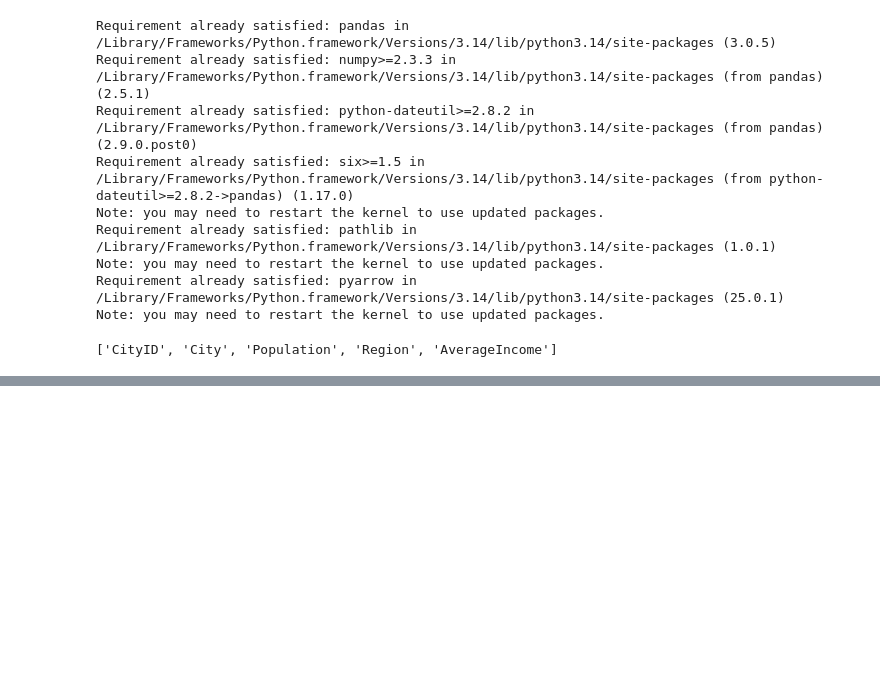
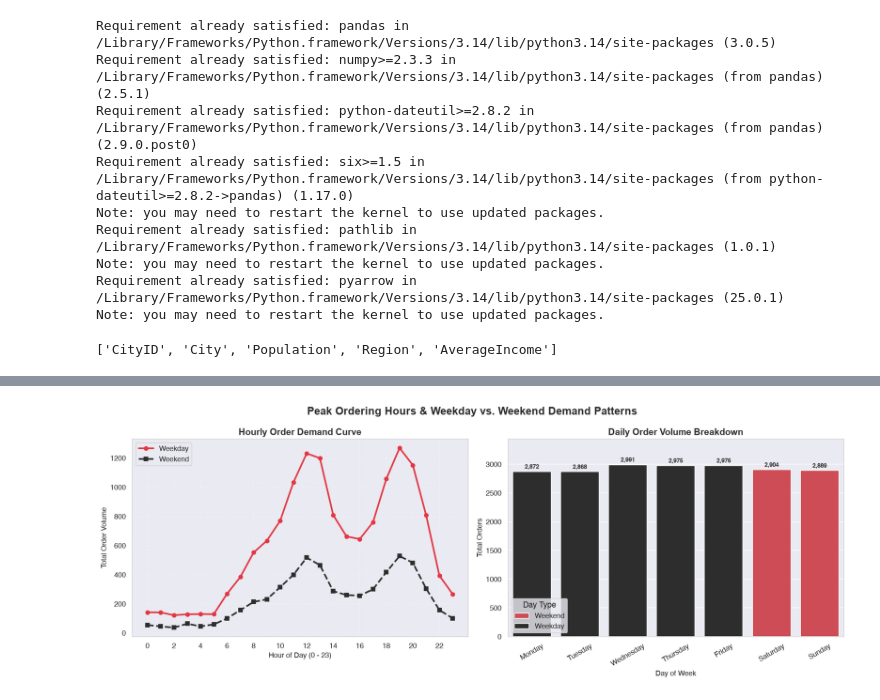
Before and after one commit to priyankavasavada/Zomato_Business_Intelligence_Project, a Jupyter notebook: notebooks/02_eda.ipynb, the cells around one changed output, grey strips where cells are left out. Drawn from its saved outputs; the diff is of its cells as text; code cells hidden in the pictures; blank space fills up the shorter version.

Commit message:
feat(eda): complete Q1-Q3 EDA analysis with outlier capping and styled Matplotlib/Seaborn plots

```diff
--- a/notebooks/02_eda.ipynb
+++ b/notebooks/02_eda.ipynb
@@ -70,0 +131,13 @@ NEUTRAL_GREY = "#E0E0E0"
+# %%
+# Standardize Datetime Types
+orders["OrderDate"] = pd.to_datetime(orders["OrderDate"], errors="coerce")
+orders["OrderTime"] = pd.to_datetime(
+    orders["OrderTime"], format="%H:%M:%S", errors="coerce"
+)
+# %%
+#Extracting time & date features from the 'order_time' and 'order_date' column in the orders dataset
+orders['Hour'] = orders['OrderTime'].dt.hour
+orders['DayOfWeek'] = orders['OrderDate'].dt.day_name()
+orders['IsWeekend'] = orders['DayOfWeek'].isin(['Saturday', 'Sunday'])
+orders['DayType'] = np.where(orders['IsWeekend'], 'Weekend', 'Weekday')
+orders['Month'] = orders['OrderDate'].dt.month
@@ -167,0 +439,80 @@ if "City" in cust_merged.columns:
+# %%
+fig, axes = plt.subplots(1, 2, figsize=(16, 6))
+fig.suptitle(
+    'Peak Ordering Hours & Weekday vs. Weekend Demand Patterns',
+    fontsize=16,
+    fontname='Arial',
+    fontweight='bold',
+    color=CHARCOAL,
+)
+axes[0].plot(
+    hourly_pivot.index,
+    hourly_pivot['Weekday'],
+    marker='o',
+    color=ZOMATO_RED,
+    linewidth=2.5,
+    label='Weekday',
+)
+axes[0].plot(
+    hourly_pivot.index,
+    hourly_pivot['Weekend'],
+    marker='s',
+    color=CHARCOAL,
+    linewidth=2.5,
+    linestyle='--',
+    label='Weekend',
+)
+
+axes[0].set_title(
+    'Hourly Order Demand Curve',
+    fontname='Arial',
+    fontsize=14,
+    fontweight='bold',
+    color=CHARCOAL,
+)
+axes[0].set_xlabel('Hour of Day (0 - 23)')
+axes[0].set_ylabel('Total Order Volume')
+axes[0].set_xticks(range(0, 24, 2))
+axes[0].grid(True, linestyle=':', alpha=0.6)
+axes[0].legend(loc='upper left', frameon=True)
+
+sns.countplot(
+    data=orders,
+    x='DayOfWeek',
+    order=days_order,
+    hue='DayType',
+    palette=[ZOMATO_RED, CHARCOAL],
+    ax=axes[1],
+)
+
+# Add value labels on top of every bar
+for container in axes[1].containers:
+  axes[1].bar_label(
+      container,
+      fmt='{:,.0f}',
+      padding=3,
+      color=CHARCOAL,
+      fontsize=9,
+      fontweight='bold',
+  )
+
+# Extend y-axis limit so top labels don't get cut off
+max_count = orders['DayOfWeek'].value_counts().max()
+axes[1].set_ylim(0, max_count * 1.15)
+
+axes[1].set_title(
+    'Daily Order Volume Breakdown',
+    fontweight='bold',
+    fontsize=14,
+    fontname='Arial',
+    color=CHARCOAL,
+)
+axes[1].set_xlabel('Day of Week')
+axes[1].set_ylabel('Total Orders')
+axes[1].tick_params(axis='x', rotation=30)
+axes[1].legend(title='Day Type', loc='lower left')
+
+plt.tight_layout()
+plt.show()
+# %% [output]
+[figure, added]
```
Also changed, not shown: parts of 29 cells of this notebook.
